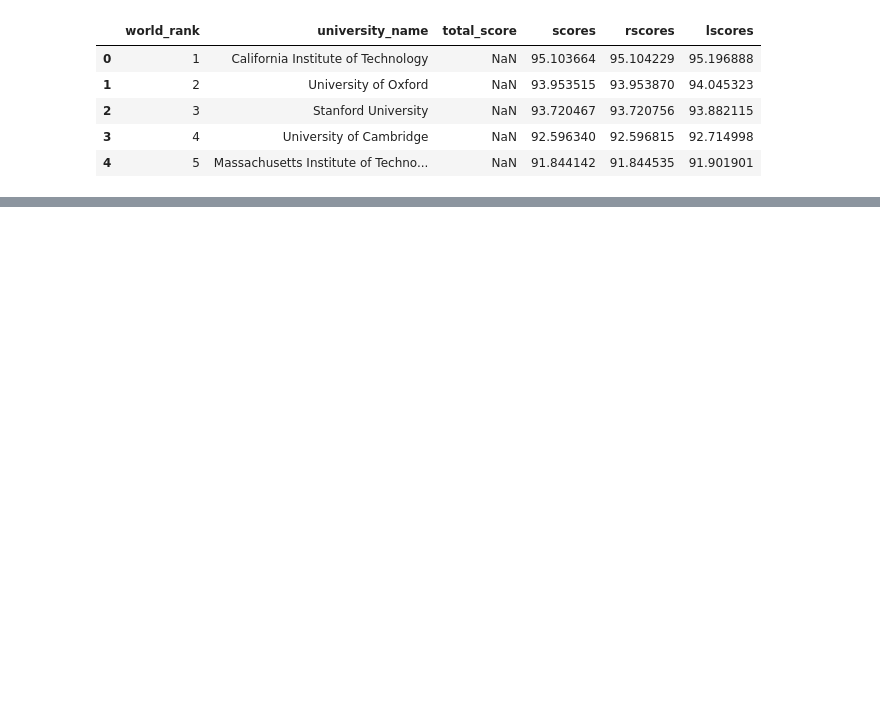
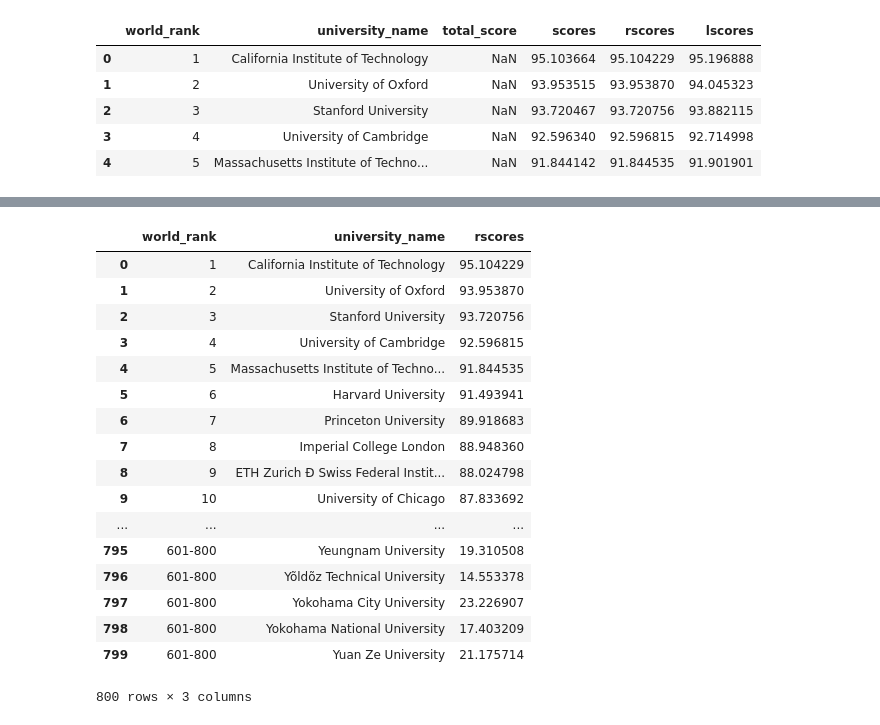
Before and after one commit to spockl/ga-dsi-1, a Jupyter notebook: curriculum/week-03/5.1-regression-challenge/w3d5-regression-challenge-joce.ipynb, the cells around one changed output, grey strips where cells are left out. Drawn from its saved outputs; the diff is of its cells as text; code cells hidden in the pictures; blank space fills up the shorter version.

```diff
--- a/curriculum/week-03/5.1-regression-challenge/w3d5-regression-challenge-joce.ipynb
+++ b/curriculum/week-03/5.1-regression-challenge/w3d5-regression-challenge-joce.ipynb
@@ -347,0 +372,21 @@ mmj_submit.to_csv('mike-max-joce.csv', encoding='latin1')
+# %%
+mmj_submit
+# %% [output]
+|  | world_rank | university_name | rscores |
+| 0 | 1 | California Institute of Technology | 95.104229 |
+| 1 | 2 | University of Oxford | 93.953870 |
+| 2 | 3 | Stanford University | 93.720756 |
+| 3 | 4 | University of Cambridge | 92.596815 |
+| 4 | 5 | Massachusetts Institute of Techno... | 91.844535 |
+| 5 | 6 | Harvard University | 91.493941 |
+| 6 | 7 | Princeton University | 89.918683 |
+| 7 | 8 | Imperial College London | 88.948360 |
+| 8 | 9 | ETH Zurich Ð Swiss Federal Instit... | 88.024798 |
+| 9 | 10 | University of Chicago | 87.833692 |
+| ... | ... | ... | ... |
+| 795 | 601-800 | Yeungnam University | 19.310508 |
+| 796 | 601-800 | Yõldõz Technical University | 14.553378 |
+| 797 | 601-800 | Yokohama City University | 23.226907 |
+| 798 | 601-800 | Yokohama National University | 17.403209 |
+| 799 | 601-800 | Yuan Ze University | 21.175714 |
+800 rows × 3 columns
```
Also changed, not shown: parts of 7 cells of this notebook, 2 other files.
